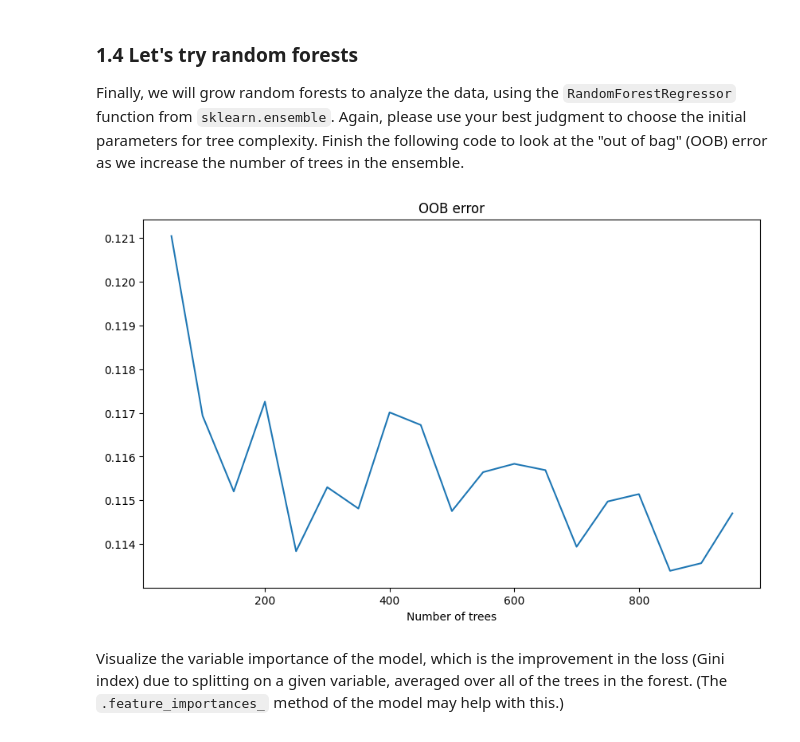
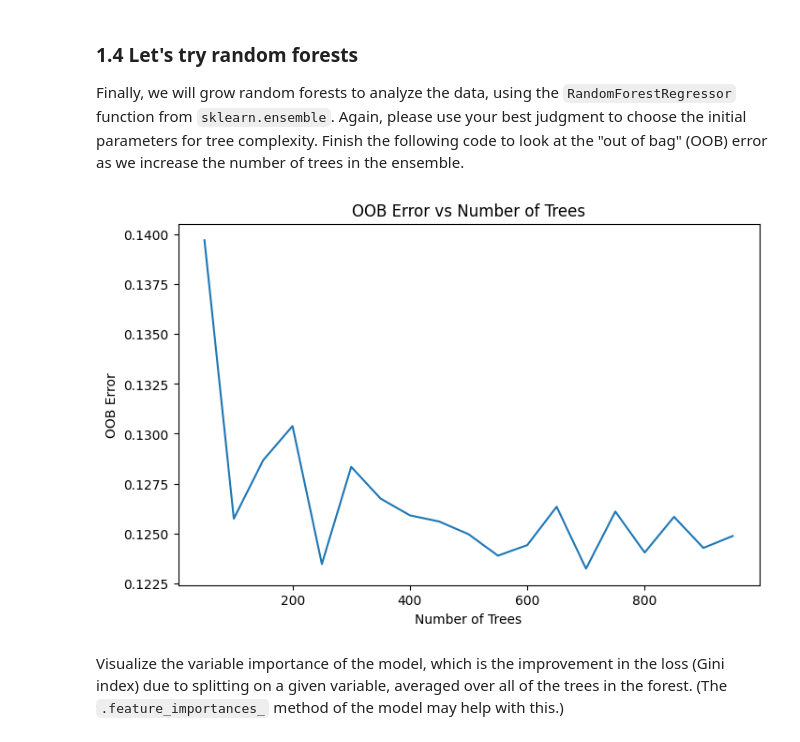
Before and after one commit to yuhanqianns94/Intro-to-ML, a Jupyter notebook: assignments/assn3/assn3.ipynb, the cells around one changed output. Drawn from its saved outputs; the diff is of its cells as text; code cells hidden in the pictures.

```diff
--- a/assignments/assn3/assn3.ipynb
+++ b/assignments/assn3/assn3.ipynb
@@ -275,7 +275,7 @@ from sklearn import tree
 ### Your code starts here
 # tree parameters go inside the first set of parentheses and the training data
 # goes in the second set of parentheses
-model = tree.DecisionTreeRegressor(max_depth=8, min_samples_leaf=40)
+model = tree.DecisionTreeRegressor(max_depth=7, min_samples_leaf=40)
 model.fit(X_train, y_train)
 
 from sklearn.tree import plot_tree
@@ -326,17 +326,34 @@ Finish the following code to look at the "out of bag" (OOB) error as we increase
 # %%
 from sklearn import ensemble
 from tqdm import tqdm
 
 oob_error = []
 num_trees = np.arange(50, 1000, 50)
 
 ### Your code starts here
 # Initialize Random Forest Regressor with OOB Score enabled
 
+rf = ensemble.RandomForestRegressor(
+    max_depth = 5,
+    min_samples_leaf=20,
+    max_features="sqrt",
+    bootstrap=True,
+    oob_score=True
+    )
 # Loop over the range of number of trees
+for num in tqdm(num_trees):
+  rf.set_params(n_estimators=num)
+  rf.fit(X_train, y_train)
+  oob_error.append(1-rf.oob_score_)
 
 # Plotting the OOB error as the number of trees varies
+plt.figure(figsize=(8, 5))
+plt.plot(num_trees, oob_error)
+plt.xlabel("Number of Trees")
+plt.ylabel("OOB Error")
+plt.title("OOB Error vs Number of Trees")
+plt.show()
 # %% [output]
-[figure, old version]
+[figure, new version]
 # %% [markdown]
 Visualize the variable importance of the model, which is the improvement in the loss (Gini index) due to splitting on a given variable, averaged over all of the trees in the forest. (The `.feature_importances_` method of the model may help with this.)
```
Also changed, not shown: parts of 6 cells of this notebook.
